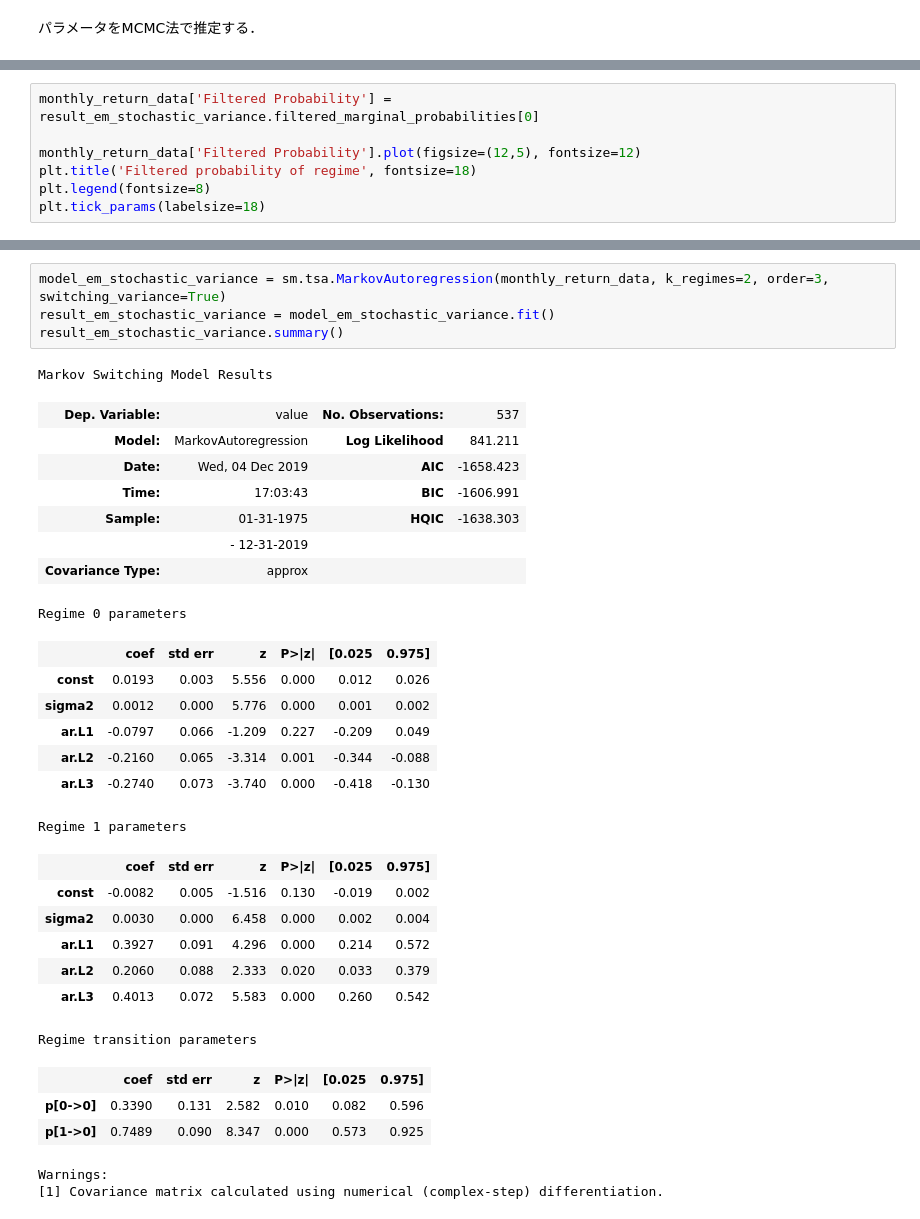
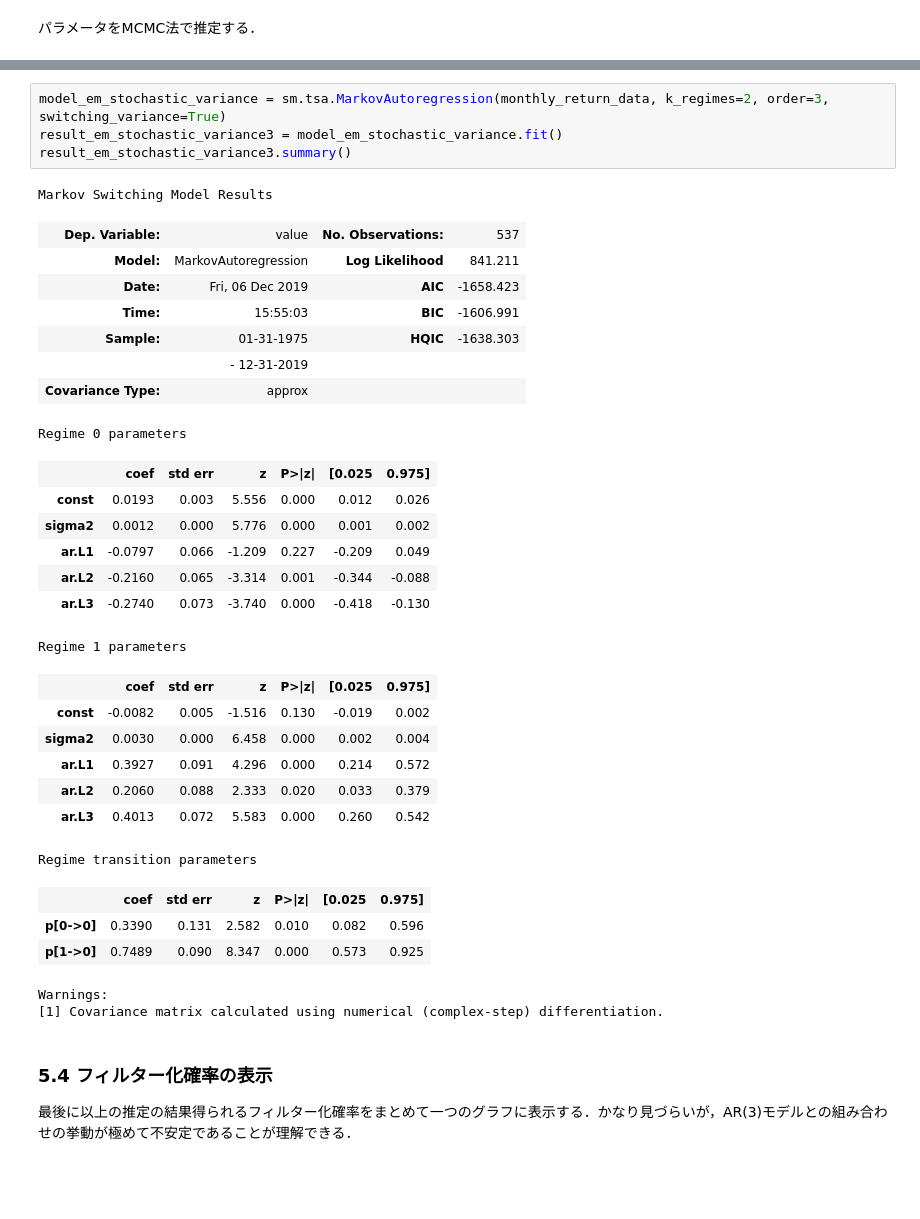
Before and after one commit to MasaKat0/misc, a Jupyter notebook: markov-switching_model/markov-switching-model_NIKKEI225.ipynb, the cells around one changed output, grey strips where cells are left out. Cells and saved outputs as stored; diff of their text form; blank space fills up the shorter version.

```diff
--- a/markov-switching_model/markov-switching-model_NIKKEI225.ipynb
+++ b/markov-switching_model/markov-switching-model_NIKKEI225.ipynb
@@ -399,7 +377,0 @@ Warnings:
-# %%
-monthly_return_data['Filtered Probability'] = result_em_stochastic_variance.filtered_marginal_probabilities[0]
-
-monthly_return_data['Filtered Probability'].plot(figsize=(12,5), fontsize=12)
-plt.title('Filtered probability of regime', fontsize=18)
-plt.legend(fontsize=8)
-plt.tick_params(labelsize=18)
@@ -470,13 +477,13 @@ Warnings:
 # %%
 model_em_stochastic_variance = sm.tsa.MarkovAutoregression(monthly_return_data, k_regimes=2, order=3, switching_variance=True)
-result_em_stochastic_variance = model_em_stochastic_variance.fit()
-result_em_stochastic_variance.summary()
+result_em_stochastic_variance3 = model_em_stochastic_variance.fit()
+result_em_stochastic_variance3.summary()
 # %% [output]
 Markov Switching Model Results
 | Dep. Variable: | value | No. Observations: | 537 |
 | Model: | MarkovAutoregression | Log Likelihood | 841.211 |
-| Date: | Wed, 04 Dec 2019 | AIC | -1658.423 |
-| Time: | 17:03:43 | BIC | -1606.991 |
+| Date: | Fri, 06 Dec 2019 | AIC | -1658.423 |
+| Time: | 15:55:03 | BIC | -1606.991 |
 | Sample: | 01-31-1975 | HQIC | -1638.303 |
 |  | - 12-31-2019 |  |  |
 | Covariance Type: | approx |  |  |
@@ -500,3 +507,6 @@ Regime transition parameters
 | p[1->0] | 0.7489 | 0.090 | 8.347 | 0.000 | 0.573 | 0.925 |
 Warnings:
 [1] Covariance matrix calculated using numerical (complex-step) differentiation.
+# %% [markdown]
+### 5.4 フィルター化確率の表示
+最後に以上の推定の結果得られるフィルター化確率をまとめて一つのグラフに表示する．かなり見づらいが，AR(3)モデルとの組み合わせの挙動が極めて不安定であることが理解できる．
```
Also changed, not shown: parts of 44 cells of this notebook, 7 other files.
